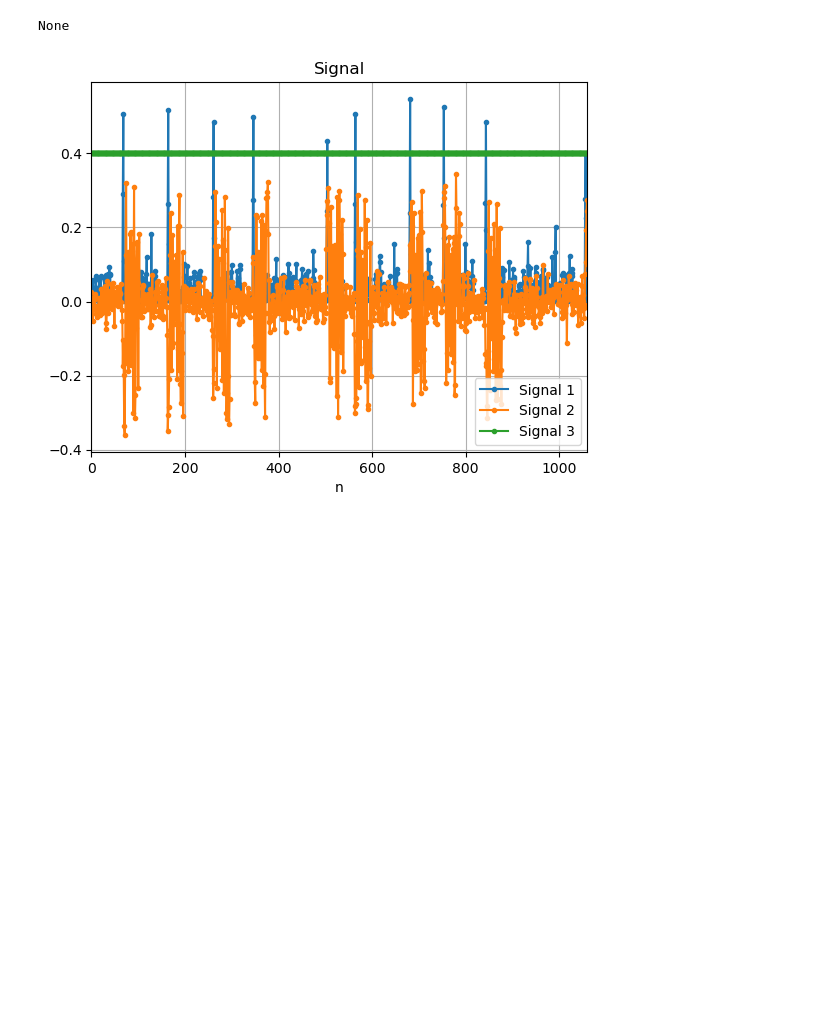
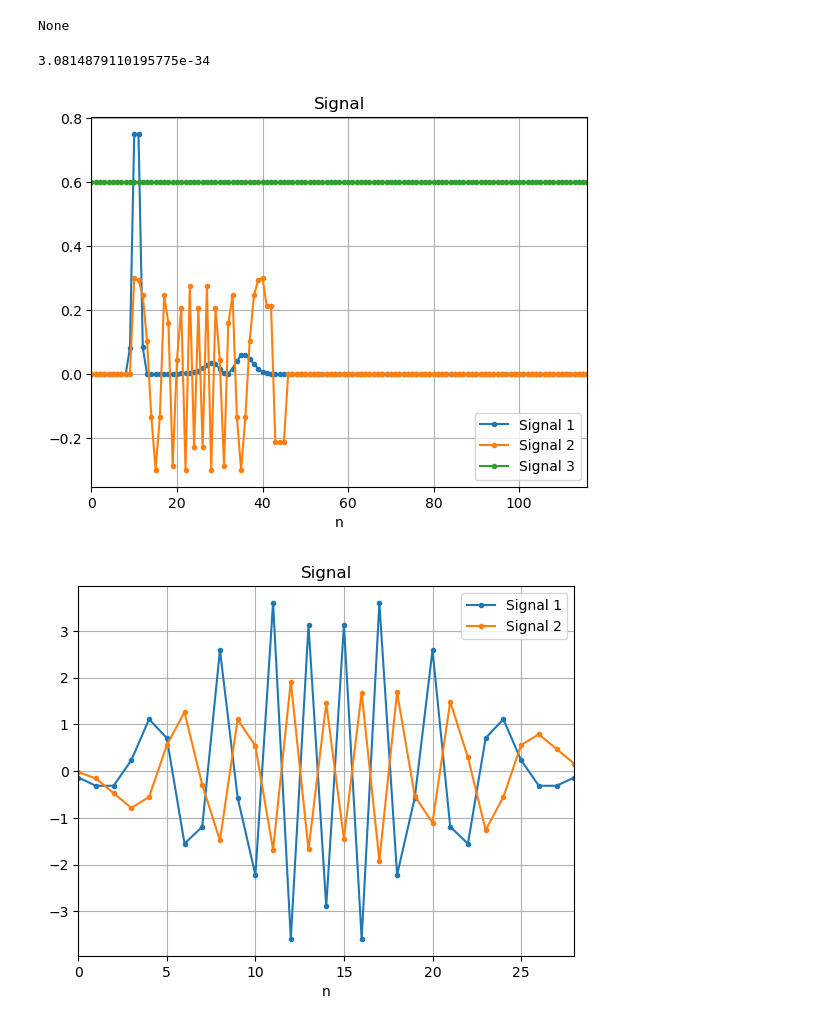
Before and after one commit to cddelong6626/sdr-notebooks, a Jupyter notebook: notebooks/qpsk_sim.ipynb, the cells around one changed output. Cells and saved outputs as stored; diff of their text form; code cells hidden in the pictures; blank space fills up the shorter version.

```diff
--- a/notebooks/qpsk_sim.ipynb
+++ b/notebooks/qpsk_sim.ipynb
@@ -480,44 +480,52 @@ from utils import *
 
 """Generate Frames"""
 preamble = zadoff_chu(31)
-# preamble = modulate_qpsk(pn(31*2))
-payload = modulate_qpsk(np.random.randint(2, size=100))
+preamble = modulate_qpsk(pn(31*2))
+payload = modulate_qpsk(np.random.randint(2, size=10))
 len_payload = 5
 frames = to_frames(preamble, payload, len_payload)
 
 """Apply channel"""
-sig = apply_fto(frames, 200)
+sig = np.concatenate((np.zeros(10), frames[0], np.zeros(100)))
+# sig = apply_fto(frames, 200)
 # sig = np.concat(frames)
-sig = apply_awgn(sig, 10)
-sig = apply_sto(sig, 0.3)
-pct = 0.04
+# sig = apply_awgn(sig, 10)
+# sig = apply_sto(sig, 0.2)
+pct = 0.00
 sig = apply_cfo(sig, pct)
+# sig = apply_cfo(sig, w_offset=0.2)
 
 
 """Run frame detector"""
-t = 0.4 # threshold
-cfd = CorrelationFrameDetector(preamble, len(preamble)+len_payload, t)
+t = 0.6 # threshold
+cfd = DifferentialCorrelationFrameDetector(preamble, len(preamble)+len_payload, t)
 detected_frames = cfd.process(sig)
 
 """Plot results"""
 t_vec = t * np.ones_like(sig)
-plot_signal(cfd.debug, sig*0.3, t_vec, n_samps=len(sig))
+plot_signal(cfd.debug[0], sig*0.3, t_vec, n_samps=len(sig))
+plot_signal(cfd.debug[1], cfd.debug[2])
 
-
+pdcc = PhaseDriftCFOCorrector(preamble, detection_threshold=t, detector_cls=DifferentialCorrelationFrameDetector)
+pdcc.process(sig)
+print(pdcc.get_estimate())
+plot_signal(pdcc.debug[0], preamble)
 
 
 # ccc = CoarseCFOCorrector(preamble)
 # print(ccc.guess(sig))
 # print(ccc.w_est)
 # plot_signal(ccc.test[0])
 # plot_signal(ccc.test[1])
 # plot_signal(ccc.test[2])
 
 # print(np.mean(ccc.test[0]))
 
 # frames_out = np.concatenate(frames)
 # frames_in = np.concatenate(detected_frames)
 
 # plot_signal(frames_out, frames_in)
 # %% [output]
+3.0814879110195775e-34
-[figure, old version]
+[figure, new version]
+[figure, added]
```
Also changed, not shown: parts of 1 cell of this notebook, 3 other files.
